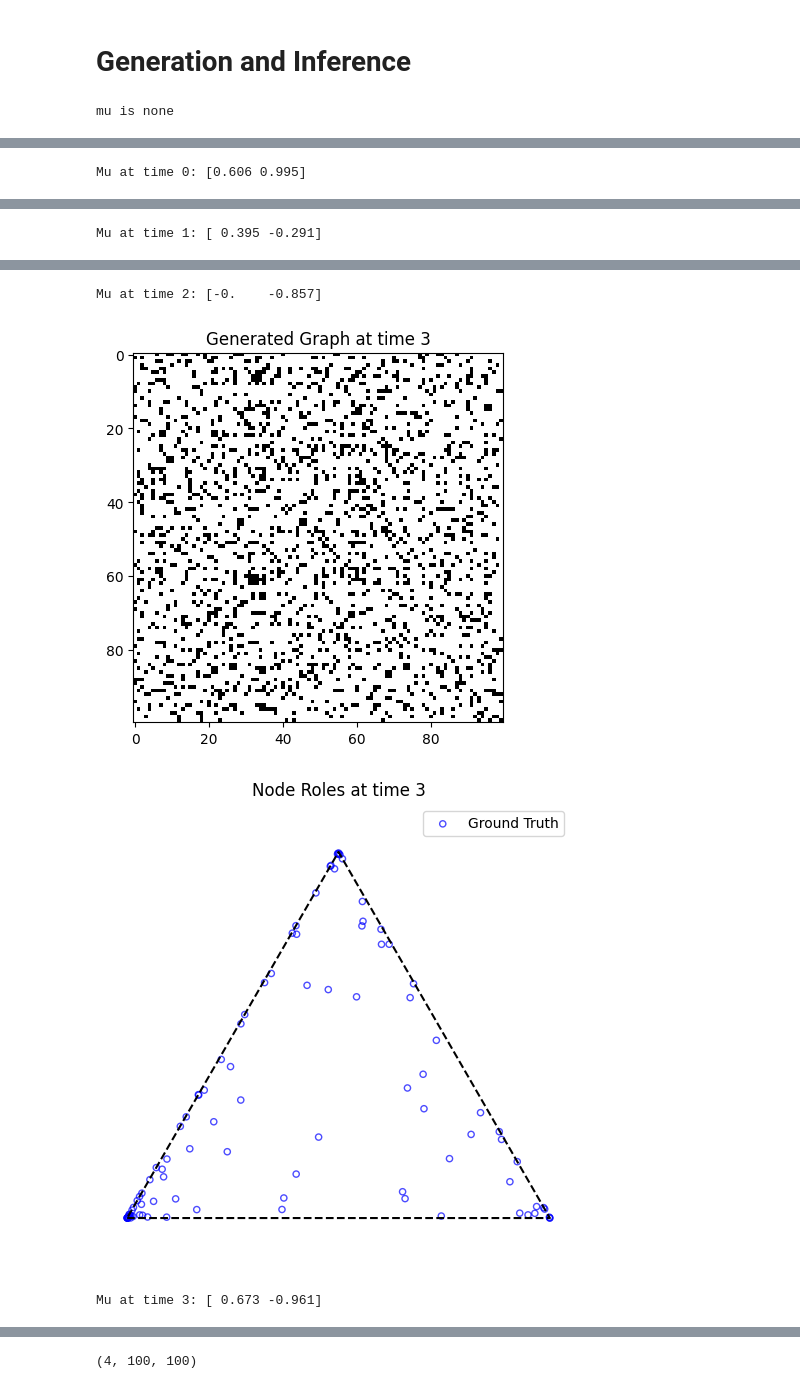
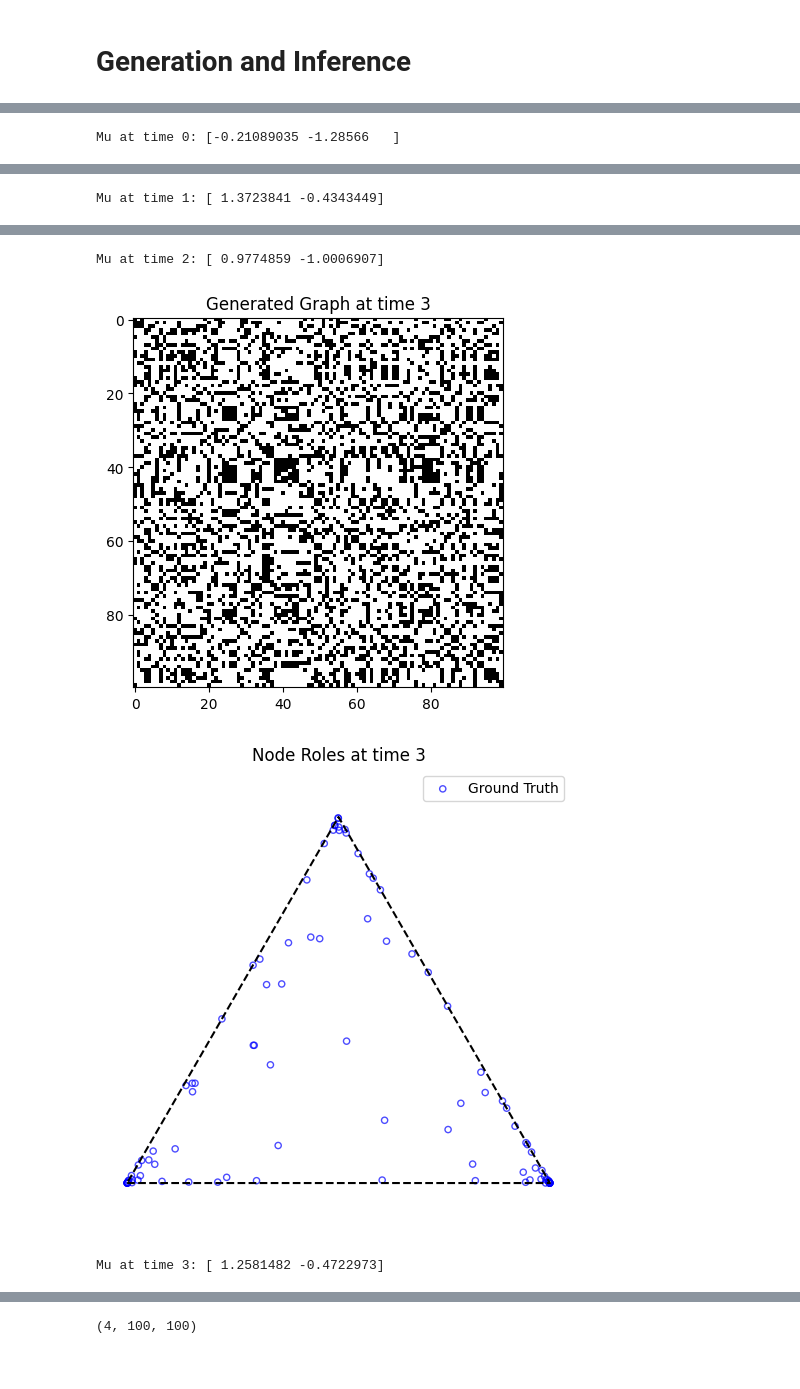
Before and after one commit to LaosAntreas/dMMSB, a Jupyter notebook: dMMSB.ipynb, the cells around one changed output, grey strips where cells are left out. Drawn from its saved outputs; the diff is of its cells as text; code cells hidden in the pictures.

```diff
--- a/dMMSB.ipynb
+++ b/dMMSB.ipynb
@@ -950,11 +510,11 @@ Phi = jnp.array([[1,.5],
 Sigma = jnp.tile(jnp.eye(2)[None, :, :], (4, 1, 1)) * 20 # Use K-1 dimension and T=4
 B = jnp.array([[1,0,0],
                [0,1,0],
-               [0,0,1]], dtype=jnp.float32) * .5
+               [0,0,1]], dtype=jnp.float32)
 
 
 
-gen_model = dMMSB(nodes=100, roles=3, timesteps=4, key=jax.random.PRNGKey(42), Sigma=Sigma, B=B, Phi=Phi, nu=nu)
+gen_model = jitdMMSB(nodes=100, roles=3, timesteps=4, key=jax.random.PRNGKey(42), Sigma=Sigma, B=B, Phi=Phi, nu=nu)
 E_sample = gen_model.generate_graph()
 
 
@@ -962,9 +522,8 @@ for t in range(E_sample.shape[0]):
     plt.imshow(E_sample[t], cmap='Greys', vmin=0, vmax=1)
     plt.title(f"Generated Graph at time {t}")
     plt.show()
-    expanded_gamma = gen_model.expand_gamma(gen_model.gamma_tilde[t])
+    expanded_gamma = jnp.concatenate([gen_model.gamma_tilde[t], jnp.zeros((gen_model.N, 1))], axis=-1) # shape (T,N,K)
     pis = softmax(expanded_gamma, axis=-1)
     plot_roles(pis, title=f"Node Roles at time {t}")
     print(f"Mu at time {t}: {gen_model.mu[t]}")
 # %% [output]
-mu is none
@@ -973 +532 @@ mu is none
-Mu at time 0: [0.606 0.995]
+Mu at time 0: [-0.21089035 -1.28566   ]
@@ -976 +535 @@ Mu at time 0: [0.606 0.995]
-Mu at time 1: [ 0.395 -0.291]
+Mu at time 1: [ 1.3723841 -0.4343449]
@@ -979,7 +538,7 @@ Mu at time 1: [ 0.395 -0.291]
-Mu at time 2: [-0.    -0.857]
+Mu at time 2: [ 0.9774859 -1.0006907]
-[figure, old version]
+[figure, new version]
-[figure, old version]
+[figure, new version]
-Mu at time 3: [ 0.673 -0.961]
+Mu at time 3: [ 1.2581482 -0.4722973]
 # %%
 best_model = None
 best_jit_ll = -jnp.inf
```
Also changed, not shown: parts of 8 cells of this notebook, 7 other files.
